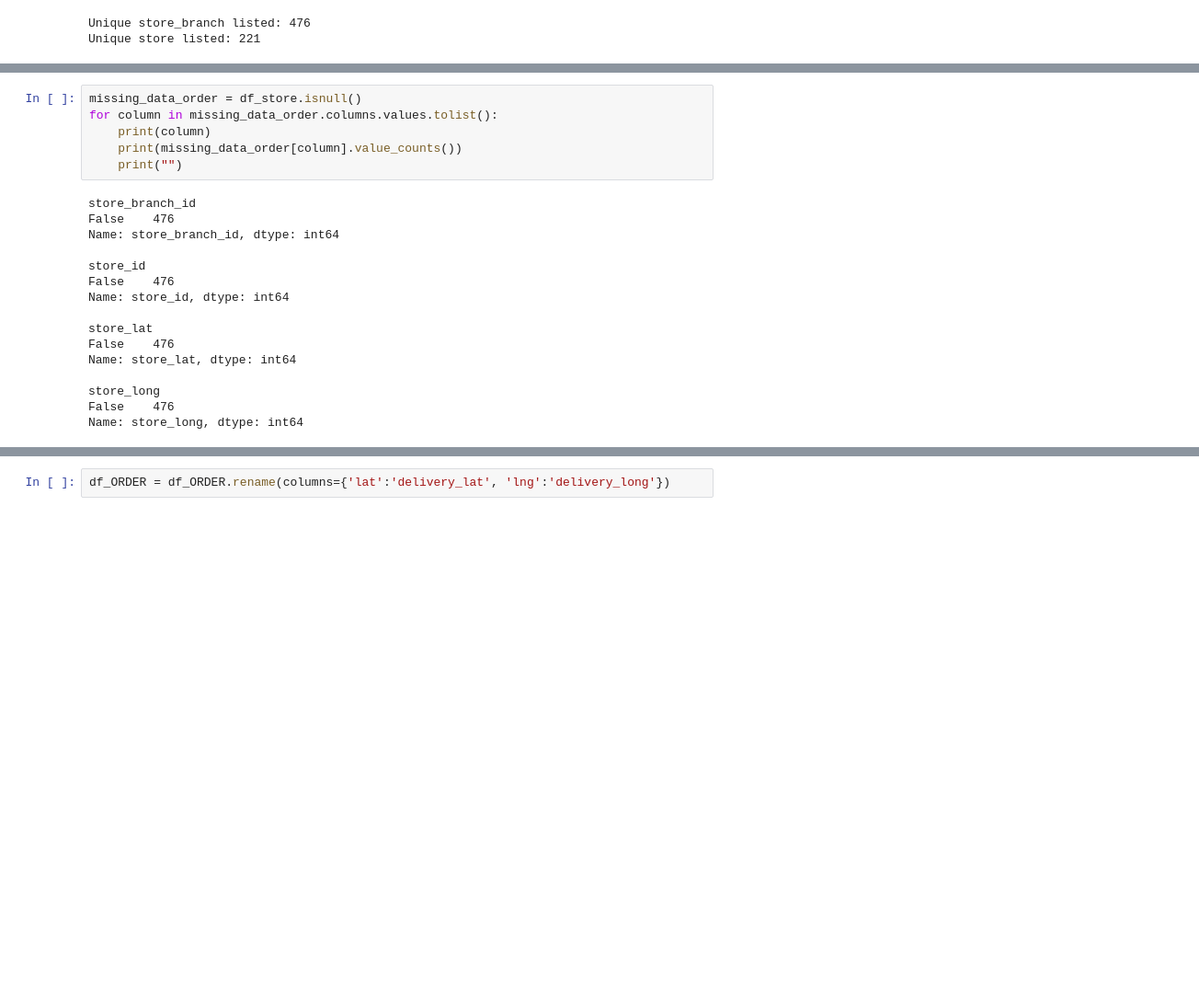
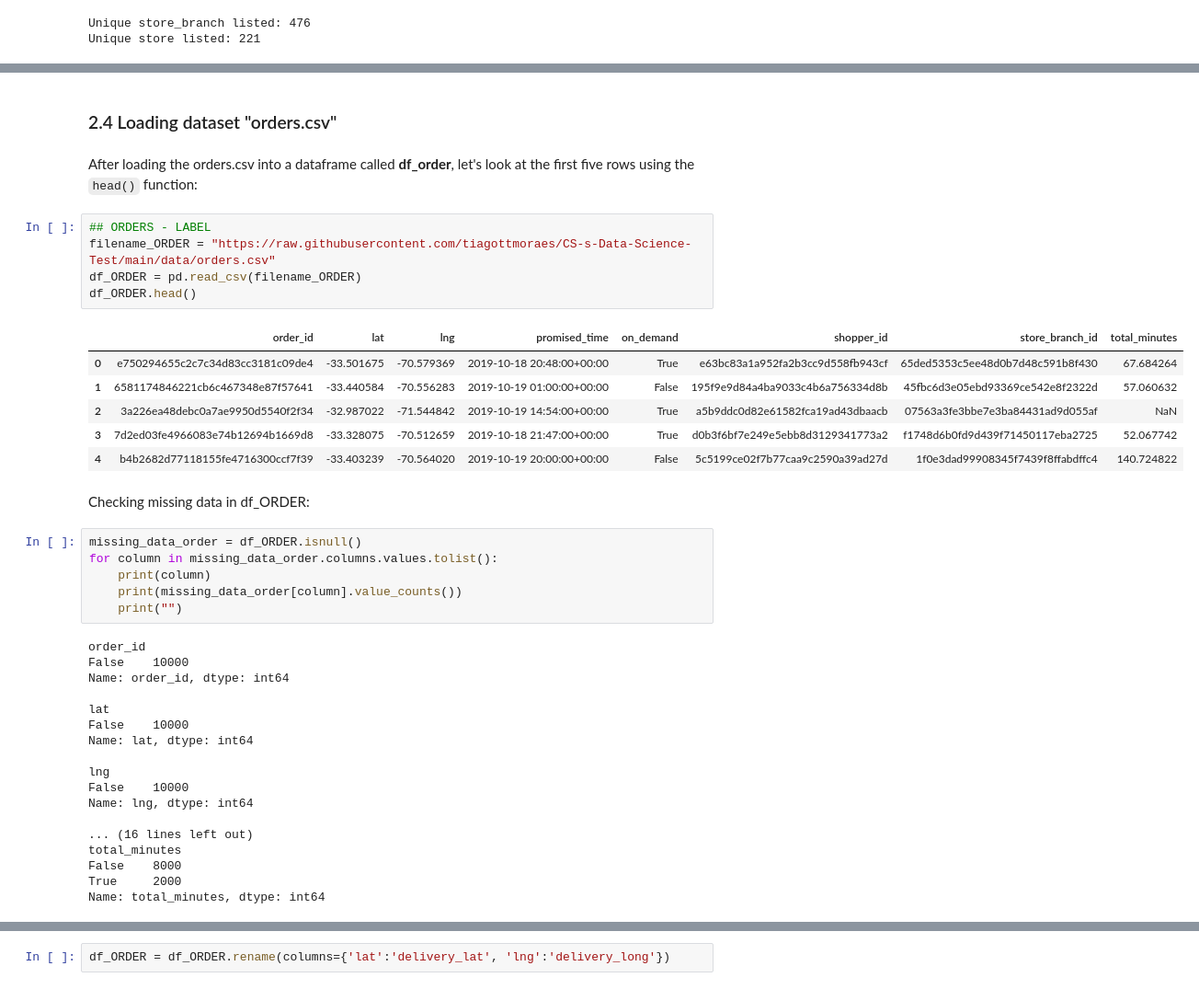
Before and after one commit to tiagottmoraes/CS-s-Data-Science-Example, a Jupyter notebook: ETL.ipynb, the cells around one changed output, grey strips where cells are left out. Shown at 92% size. Saved outputs shown, nothing was run; the diff lists cells and outputs as text; blank space fills up the shorter version.

```diff
--- a/ETL.ipynb
+++ b/ETL.ipynb
@@ -149,22 +301,42 @@ Unique store listed: 221
+# %% [markdown]
+### 2.4 Loading dataset "orders.csv"
+# %% [markdown]
+After loading the orders.csv into a dataframe called **df_order**, let's look at the first five rows using the `head()` function:
+# %%
+## ORDERS - LABEL
+filename_ORDER = "https://raw.githubusercontent.com/tiagottmoraes/CS-s-Data-Science-Test/main/data/orders.csv"
+df_ORDER = pd.read_csv(filename_ORDER)
+df_ORDER.head()
+# %% [output]
+|  | order_id | lat | lng | promised_time | on_demand | shopper_id | store_branch_id | total_minutes |
+| 0 | e750294655c2c7c34d83cc3181c09de4 | -33.501675 | -70.579369 | 2019-10-18 20:48:00+00:00 | True | e63bc83a1a952fa2b3cc9d558fb943cf | 65ded5353c5ee48d0b7d48c591b8f430 | 67.684264 |
+| 1 | 6581174846221cb6c467348e87f57641 | -33.440584 | -70.556283 | 2019-10-19 01:00:00+00:00 | False | 195f9e9d84a4ba9033c4b6a756334d8b | 45fbc6d3e05ebd93369ce542e8f2322d | 57.060632 |
+| 2 | 3a226ea48debc0a7ae9950d5540f2f34 | -32.987022 | -71.544842 | 2019-10-19 14:54:00+00:00 | True | a5b9ddc0d82e61582fca19ad43dbaacb | 07563a3fe3bbe7e3ba84431ad9d055af | NaN |
+| 3 | 7d2ed03fe4966083e74b12694b1669d8 | -33.328075 | -70.512659 | 2019-10-18 21:47:00+00:00 | True | d0b3f6bf7e249e5ebb8d3129341773a2 | f1748d6b0fd9d439f71450117eba2725 | 52.067742 |
+| 4 | b4b2682d77118155fe4716300ccf7f39 | -33.403239 | -70.564020 | 2019-10-19 20:00:00+00:00 | False | 5c5199ce02f7b77caa9c2590a39ad27d | 1f0e3dad99908345f7439f8ffabdffc4 | 140.724822 |
+# %% [markdown]
+Checking missing data in df_ORDER:
 # %%
-missing_data_order = df_store.isnull()
+missing_data_order = df_ORDER.isnull()
 for column in missing_data_order.columns.values.tolist():
     print(column)
     print(missing_data_order[column].value_counts())
     print("")
 # %% [output]
-store_branch_id
-False    476
-Name: store_branch_id, dtype: int64
+order_id
+False    10000
+Name: order_id, dtype: int64
 
-store_id
-False    476
-Name: store_id, dtype: int64
+lat
+False    10000
+Name: lat, dtype: int64
 
-store_lat
-False    476
-Name: store_lat, dtype: int64
+lng
+False    10000
+Name: lng, dtype: int64
 
-store_long
-False    476
-Name: store_long, dtype: int64
+... (16 lines left out)
+total_minutes
+False    8000
+True     2000
+Name: total_minutes, dtype: int64
```
Also changed, not shown: parts of 56 cells of this notebook.
